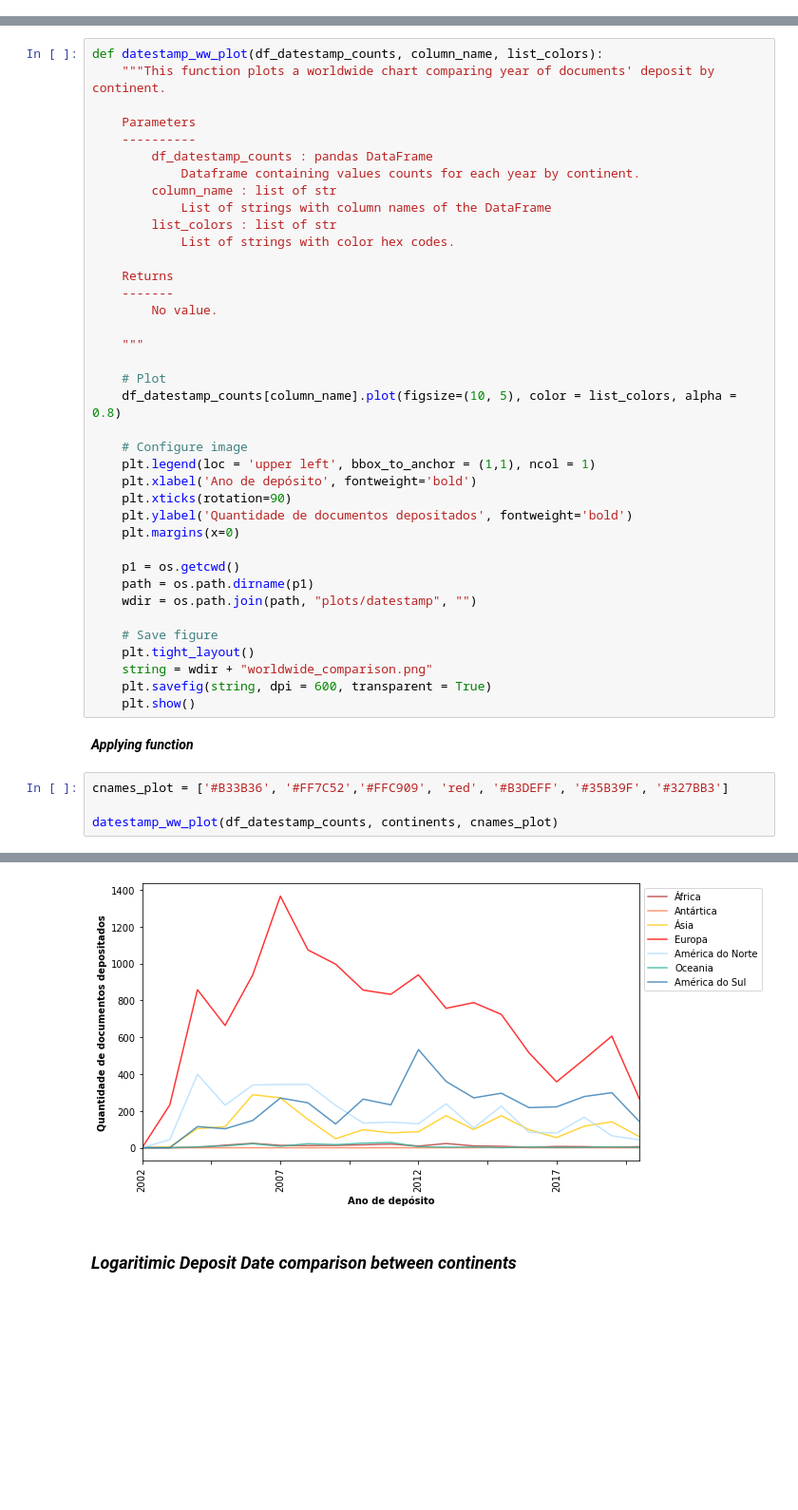
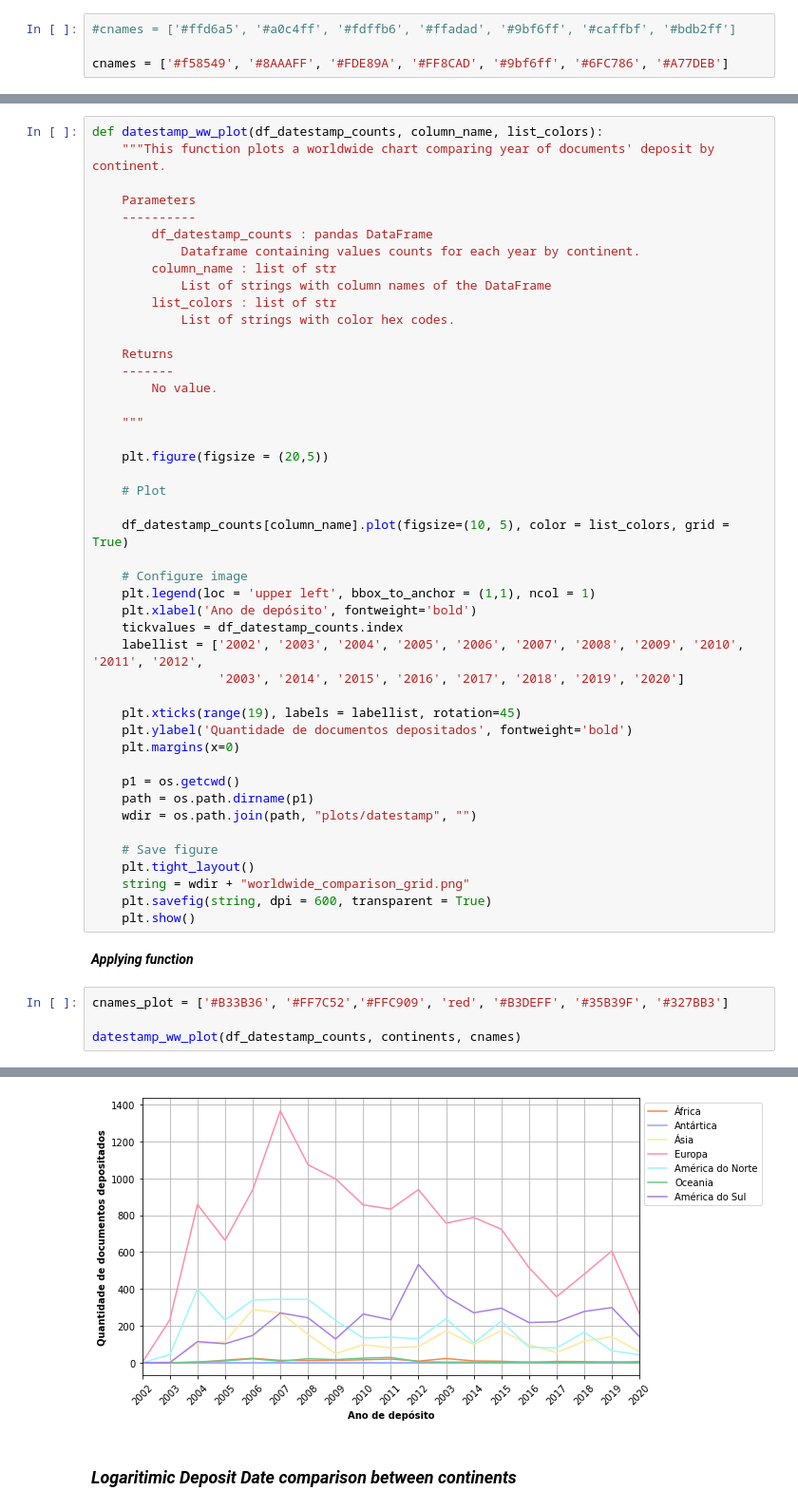
Before and after one commit to sarahrubia/eliscript, a Jupyter notebook: source/ELIScript_analysis.ipynb, the cells around one changed output, grey strips where cells are left out. Shown: that part at 95% size. Drawn from its saved outputs; the diff is of its cells as text; blank space fills up the shorter version.

Commit message:
fixed subject analysis and datestamp analysis

```diff
--- a/source/ELIScript_analysis.ipynb
+++ b/source/ELIScript_analysis.ipynb
@@ -695,0 +616,4 @@ doc_percent_stacked_plot(df_ww_type_percent, cnames_plot)
+# %%
+#cnames = ['#ffd6a5', '#a0c4ff', '#fdffb6', '#ffadad', '#9bf6ff', '#caffbf', '#bdb2ff']
+
+cnames = ['#f58549', '#8AAAFF', '#FDE89A', '#FF8CAD', '#9bf6ff', '#6FC786', '#A77DEB']
@@ -976,13 +915,20 @@ def datestamp_ww_plot(df_datestamp_counts, column_name, list_colors):
 
     """
 
+    plt.figure(figsize = (20,5))
+
     # Plot
-    df_datestamp_counts[column_name].plot(figsize=(10, 5), color = list_colors, alpha = 0.8)
+
+    df_datestamp_counts[column_name].plot(figsize=(10, 5), color = list_colors, grid = True)
 
     # Configure image
     plt.legend(loc = 'upper left', bbox_to_anchor = (1,1), ncol = 1)
     plt.xlabel('Ano de depósito', fontweight='bold')
-    plt.xticks(rotation=90)
+    tickvalues = df_datestamp_counts.index
+    labellist = ['2002', '2003', '2004', '2005', '2006', '2007', '2008', '2009', '2010', '2011', '2012',
+                 '2003', '2014', '2015', '2016', '2017', '2018', '2019', '2020']
+
+    plt.xticks(range(19), labels = labellist, rotation=45)
     plt.ylabel('Quantidade de documentos depositados', fontweight='bold')
     plt.margins(x=0)
 
@@ -992,7 +938,7 @@ def datestamp_ww_plot(df_datestamp_counts, column_name, list_colors):
 
     # Save figure
     plt.tight_layout()
-    string = wdir + "worldwide_comparison.png"
+    string = wdir + "worldwide_comparison_grid.png"
     plt.savefig(string, dpi = 600, transparent = True)
     plt.show()
 # %% [markdown]
@@ -1000,5 +946,5 @@ def datestamp_ww_plot(df_datestamp_counts, column_name, list_colors):
 # %%
 cnames_plot = ['#B33B36', '#FF7C52','#FFC909', 'red', '#B3DEFF', '#35B39F', '#327BB3']
 
-datestamp_ww_plot(df_datestamp_counts, continents, cnames_plot)
+datestamp_ww_plot(df_datestamp_counts, continents, cnames)
 # %% [output]
@@ -1005,4 +952,4 @@ datestamp_ww_plot(df_datestamp_counts, continents, cnames_plot)
-[figure, old version]
+[figure, new version]
 # %% [markdown]
 ### ***Logaritimic Deposit Date comparison between continents***
 # %% [markdown]
```
Also changed, not shown: parts of 55 cells of this notebook, 11 other files.
